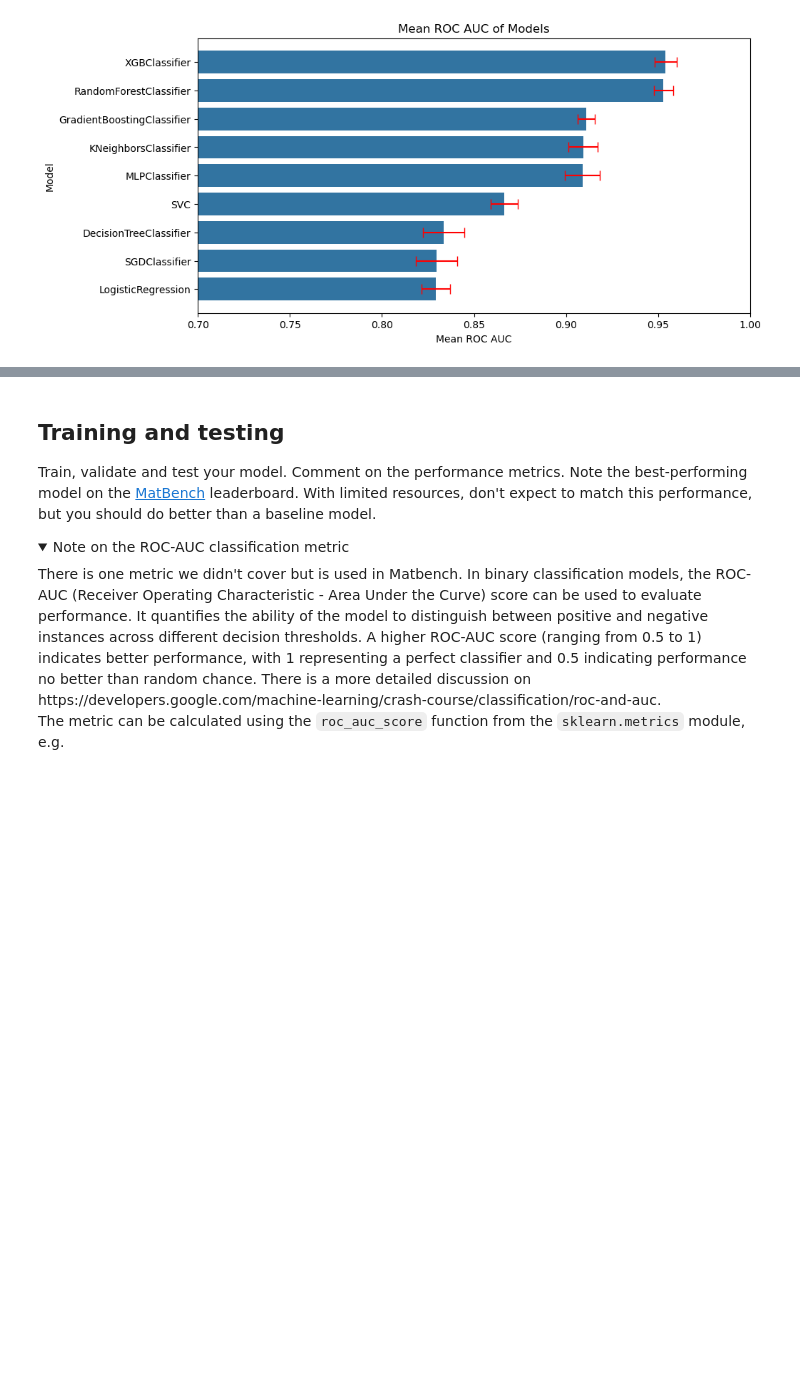
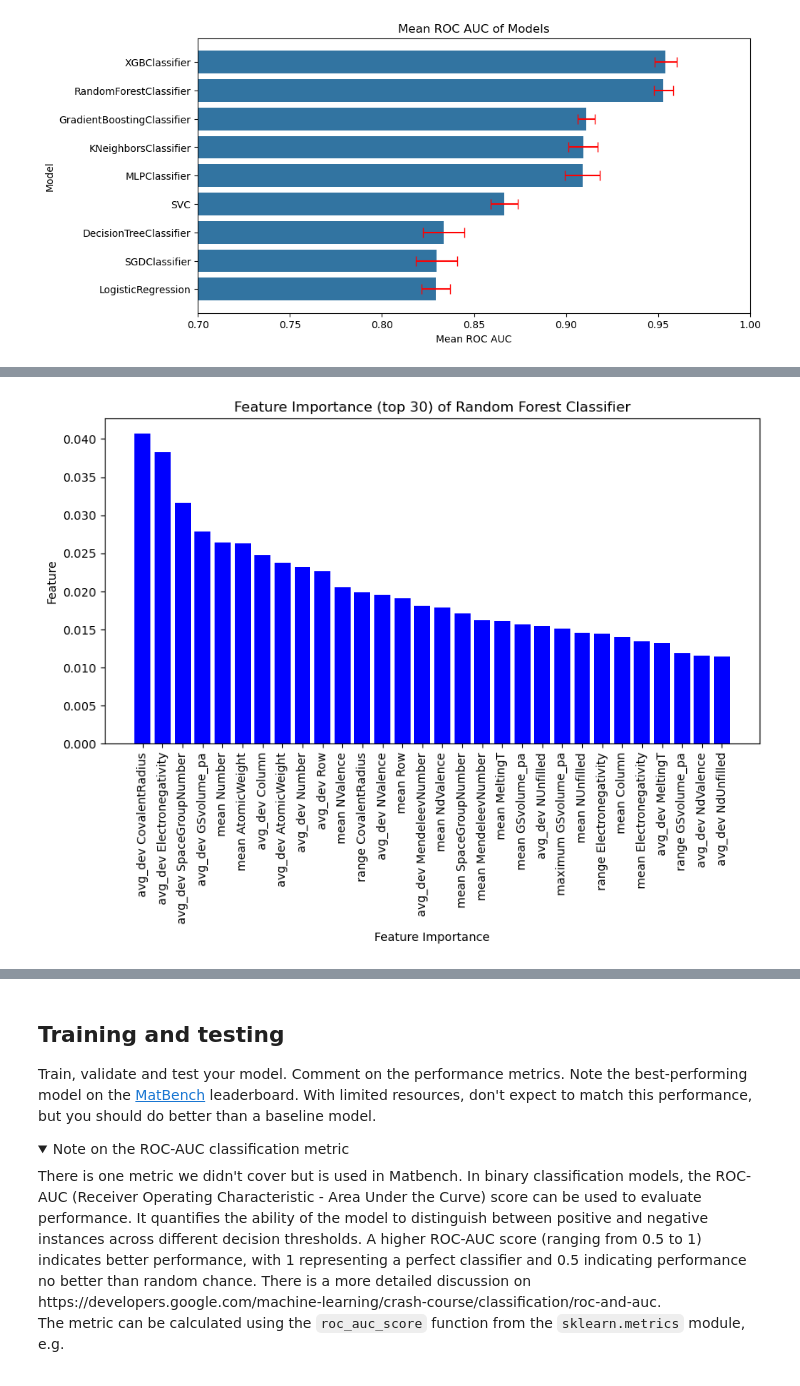
Before and after one commit to abhi0raj/Amorphous-classifier, a Jupyter notebook: main.ipynb, the cells around one changed output, grey strips where cells are left out. Drawn from its saved outputs; the diff is of its cells as text; code cells hidden in the pictures; folded sections open; blank space fills up the shorter version.

```diff
--- a/main.ipynb
+++ b/main.ipynb
@@ -667,3 +563,21 @@ shap.decision_plot(expected_value, shap_values, plot_data, link='logit' , legend
+# %%
+# match column name to feature index
+feature_importance = pd.DataFrame({'feature': X.columns, 'importance': importances})
+feature_importance.sort_values(by='importance', ascending=False, inplace=True)
+
+#remove MagpieData from the feature names
+feature_importance['feature'] = feature_importance['feature'].str.replace('MagpieData', '')
+
+# Create a bar plot of the top 10 most important features
+plt.figure(figsize=(10, 5))
+plt.bar(feature_importance['feature'][:30], feature_importance['importance'][:30], color='b')
+plt.xticks(rotation=90)
+plt.xlabel("Feature Importance")
+plt.ylabel("Feature")
+plt.title("Feature Importance (top 30) of Random Forest Classifier")
+plt.show()
+# %% [output]
+[figure, added]
 # %%
 # pytorch neural network
 import torch
```
Also changed, not shown: parts of 15 cells of this notebook, 1 other file.
